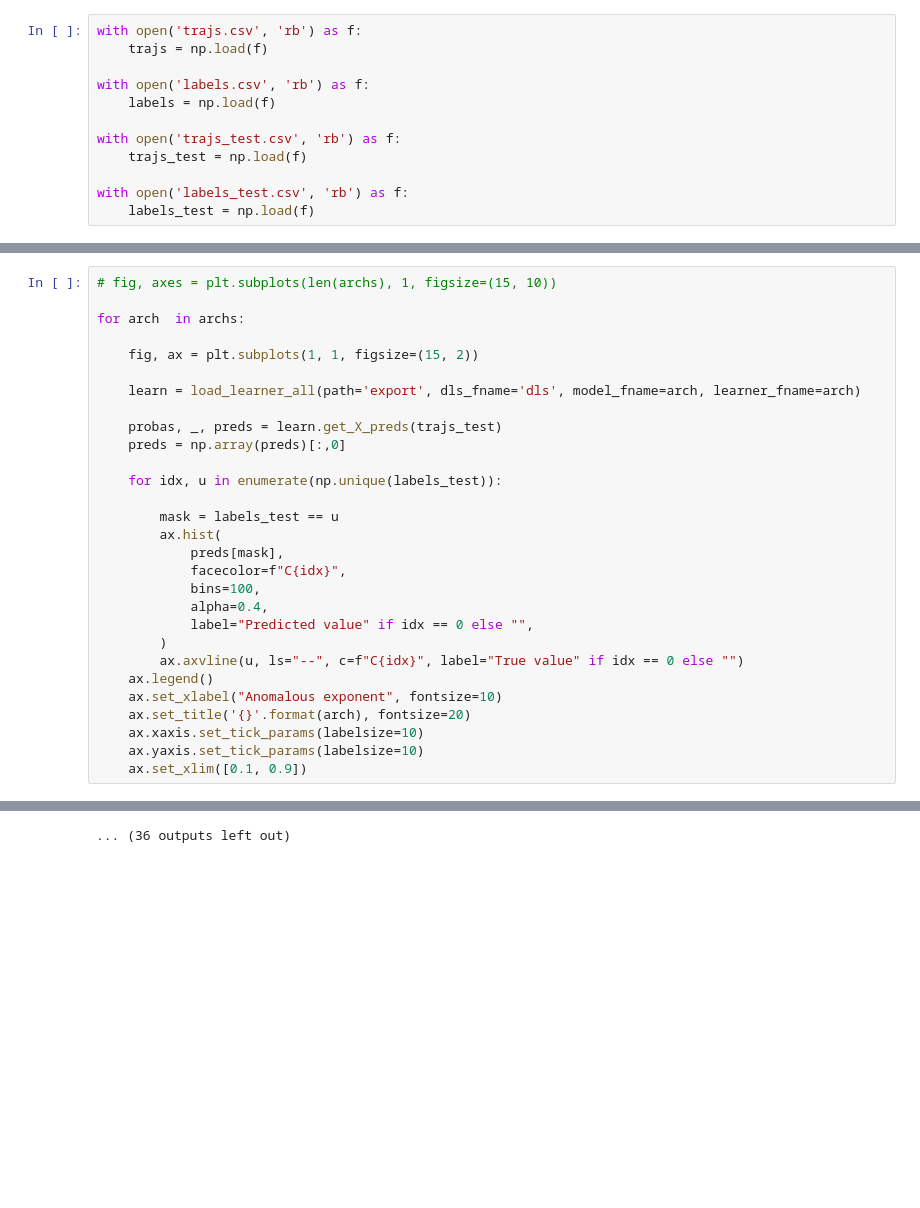
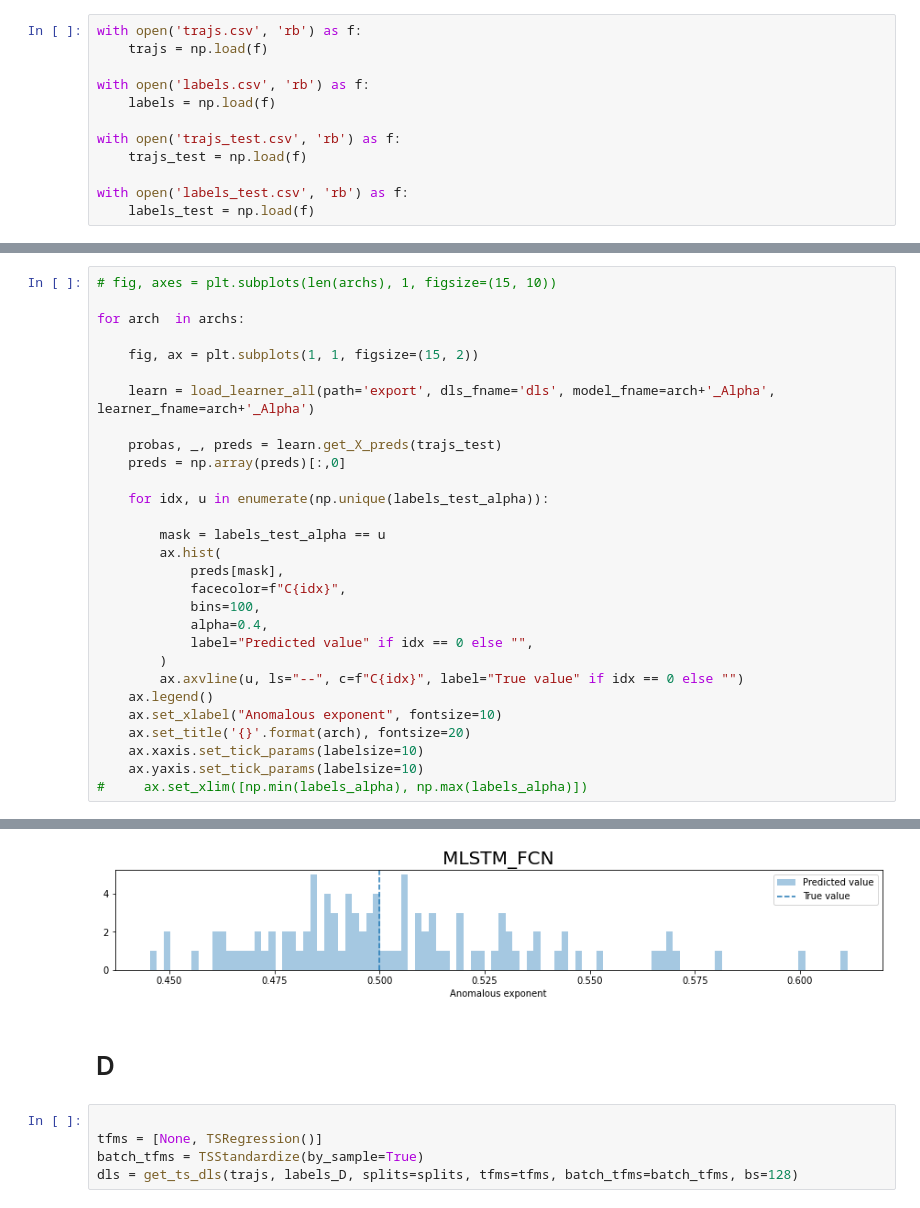
Before and after one commit to dimitryvinichenko/AnDi-2024, a Jupyter notebook: andi.ipynb, the cells around one changed output, grey strips where cells are left out. Drawn from its saved outputs; the diff is of its cells as text; blank space fills up the shorter version.

```diff
--- a/andi.ipynb
+++ b/andi.ipynb
@@ -120,14 +108,14 @@ for arch  in archs:
 
     fig, ax = plt.subplots(1, 1, figsize=(15, 2))
 
-    learn = load_learner_all(path='export', dls_fname='dls', model_fname=arch, learner_fname=arch)
+    learn = load_learner_all(path='export', dls_fname='dls', model_fname=arch+'_Alpha', learner_fname=arch+'_Alpha')
 
     probas, _, preds = learn.get_X_preds(trajs_test)
     preds = np.array(preds)[:,0]
 
-    for idx, u in enumerate(np.unique(labels_test)):
+    for idx, u in enumerate(np.unique(labels_test_alpha)):
 
-        mask = labels_test == u
+        mask = labels_test_alpha == u
         ax.hist(
             preds[mask],
             facecolor=f"C{idx}",
@@ -141,6 +129,6 @@ for arch  in archs:
     ax.set_title('{}'.format(arch), fontsize=20)
     ax.xaxis.set_tick_params(labelsize=10)
     ax.yaxis.set_tick_params(labelsize=10)
-    ax.set_xlim([0.1, 0.9])
+#     ax.set_xlim([np.min(labels_alpha), np.max(labels_alpha)])
 # %% [output]
 [interactive output not drawn]
@@ -158 +135,8 @@ for arch  in archs:
-... (36 outputs left out)
+[figure, added]
+# %% [markdown]
+# D
+# %%
+
+tfms = [None, TSRegression()]
+batch_tfms = TSStandardize(by_sample=True)
+dls = get_ts_dls(trajs, labels_D, splits=splits, tfms=tfms, batch_tfms=batch_tfms, bs=128)
```
Also changed, not shown: parts of 11 cells of this notebook, 1 other file.
